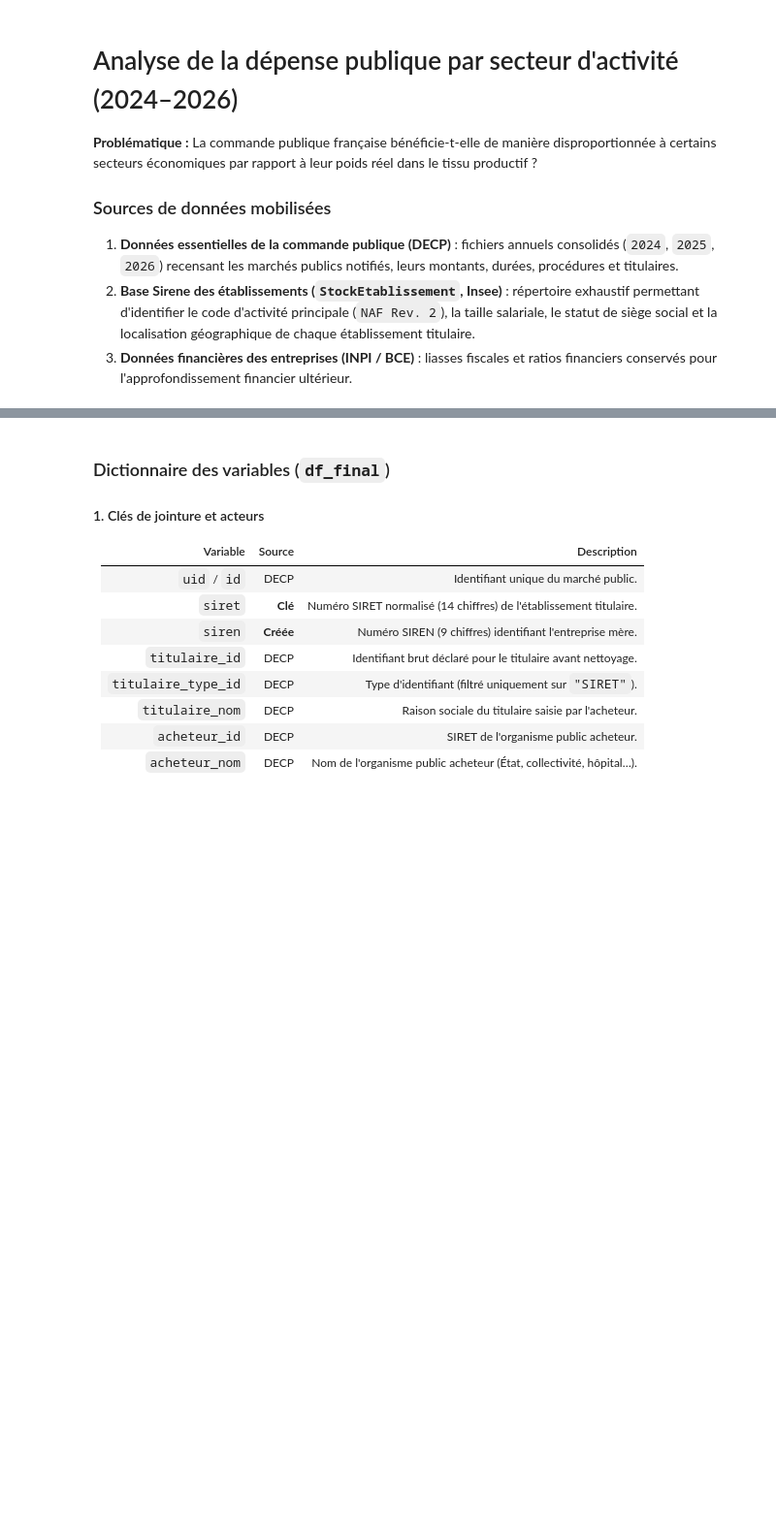
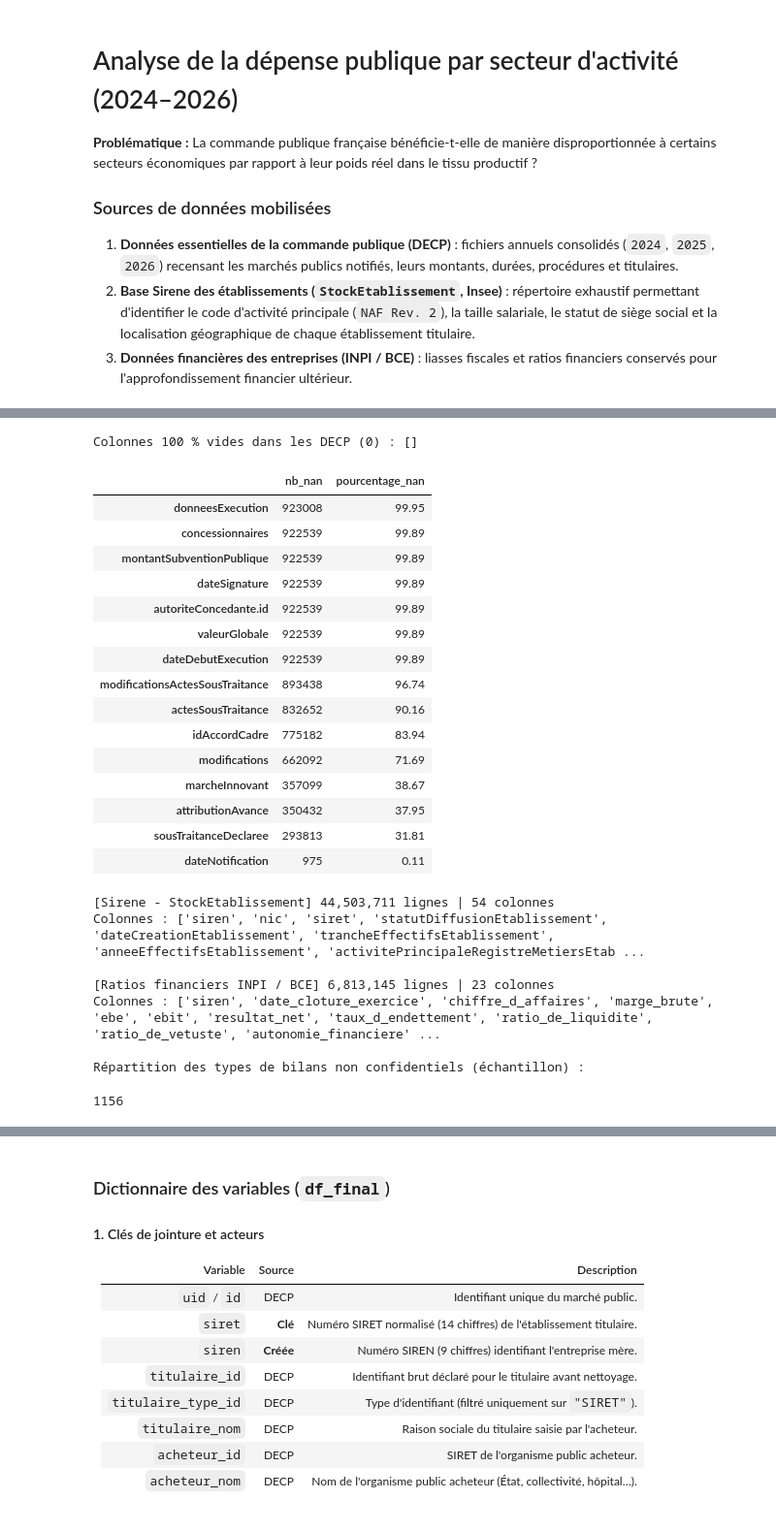
Before and after one commit to Glemesre/2A-Python-pour-la-data-science, a Jupyter notebook: main_clean.ipynb, the cells around one changed output, grey strips where cells are left out. Shown at 97% size. Cells and saved outputs as stored; diff of their text form; code cells hidden in the pictures; blank space fills up the shorter version.

```diff
--- a/main_clean.ipynb
+++ b/main_clean.ipynb
@@ -61,49 +70,59 @@ donnees_decp[premier_millesime].head(3)
 # %%
 # ==============================================================================
 # 2. DIAGNOSTIC DE COMPLÉTUDE (DECP) ET INSPECTION DES SOURCES EXTERNES
 # ==============================================================================
 
+import importlib
+import src.nettoyage
+
+importlib.reload(src.nettoyage)
+
+from src.nettoyage import analyser_valeurs_manquantes_decp, inspecter_parquet
+
 # --- 2.1. Bilan des valeurs manquantes sur l'ensemble des fichiers DECP ---
-total_lignes = sum(len(table) for table in donnees_decp.values())
-valeurs_valides = pd.concat(
-    [table.notna().sum() for table in donnees_decp.values()],
-    axis=1,
-).sum(axis=1)
-
-bilan_nan = pd.DataFrame({
-    "nb_nan": (total_lignes - valeurs_valides).astype(int),
-    "pourcentage_nan": ((total_lignes - valeurs_valides) / total_lignes * 100).round(2),
-}).sort_values(by="nb_nan", ascending=False)
-
-colonnes_vides = bilan_nan.index[bilan_nan["pourcentage_nan"] == 100].tolist()
-print(f"Colonnes 100 % vides dans les DECP ({len(colonnes_vides)}) : {colonnes_vides}")
+bilan_nan, colonnes_vides = analyser_valeurs_manquantes_decp(donnees_decp)
 display(bilan_nan.head(15))
 
 
 # --- 2.2. Fonction utilitaire d'inspection légère des fichiers Parquet distants ---
-def inspecter_parquet(url: str, nom_source: str, n_lignes: int = 5) -> pd.DataFrame:
-    """Lit uniquement les métadonnées et un premier lot de lignes d'un fichier Parquet
-    distant sans charger l'intégralité de la table en mémoire vive (RAM)."""
-    with fsspec.open(url, "rb") as f:
-        pf = pq.ParquetFile(f)
-        print(f"\n[{nom_source}] {pf.metadata.num_rows:,} lignes | {len(pf.schema_arrow.names)} colonnes")
-        print("Colonnes :", pf.schema_arrow.names)
-        return next(pf.iter_batches(batch_size=n_lignes)).to_pandas()
+
 
 
 # Vérification des schémas (Sirene + tables financières INPI réservées pour la suite)
 apercu_sirene = inspecter_parquet(URL_SIRENE_ETAB, "Sirene - StockEtablissement")
 apercu_ratios = inspecter_parquet(URL_RATIOS_INPI, "Ratios financiers INPI / BCE")
-apercu_liasses = inspecter_parquet(URL_LIASSES_INPI, "Liasses fiscales INPI", n_lignes=500)
 
-# Décodage d'un échantillon de liasses fiscales (bilans complets 'C' vs simplifiés 'S')
-apercu_liasses["liasse"] = apercu_liasses["liasse"].apply(dict)
-liasses_publiques = apercu_liasses[apercu_liasses["liasse"].str.len() > 0]
 print("\nRépartition des types de bilans non confidentiels (échantillon) :")
-print(liasses_publiques["type_bilan"].value_counts())
 
-del apercu_sirene, apercu_ratios, apercu_liasses, liasses_publiques
+
+del apercu_sirene, apercu_ratios
 gc.collect()
+# %% [output]
+Colonnes 100 % vides dans les DECP (0) : []
+|  | nb_nan | pourcentage_nan |
+| donneesExecution | 923008 | 99.95 |
+| concessionnaires | 922539 | 99.89 |
+| montantSubventionPublique | 922539 | 99.89 |
+| dateSignature | 922539 | 99.89 |
+| autoriteConcedante.id | 922539 | 99.89 |
+| valeurGlobale | 922539 | 99.89 |
+| dateDebutExecution | 922539 | 99.89 |
+| modificationsActesSousTraitance | 893438 | 96.74 |
+| actesSousTraitance | 832652 | 90.16 |
+| idAccordCadre | 775182 | 83.94 |
+| modifications | 662092 | 71.69 |
+| marcheInnovant | 357099 | 38.67 |
+| attributionAvance | 350432 | 37.95 |
+| sousTraitanceDeclaree | 293813 | 31.81 |
+| dateNotification | 975 | 0.11 |
+[Sirene - StockEtablissement] 44,503,711 lignes | 54 colonnes
+Colonnes : ['siren', 'nic', 'siret', 'statutDiffusionEtablissement', 'dateCreationEtablissement', 'trancheEffectifsEtablissement', 'anneeEffectifsEtablissement', 'activitePrincipaleRegistreMetiersEtab ...
+
+[Ratios financiers INPI / BCE] 6,813,145 lignes | 23 colonnes
+Colonnes : ['siren', 'date_cloture_exercice', 'chiffre_d_affaires', 'marge_brute', 'ebe', 'ebit', 'resultat_net', 'taux_d_endettement', 'ratio_de_liquidite', 'ratio_de_vetuste', 'autonomie_financiere' ...
+
+Répartition des types de bilans non confidentiels (échantillon) :
+1156
 # %%
 # ==============================================================================
 # 3. CONSOLIDATION ET NETTOYAGE DES DONNÉES DE LA COMMANDE PUBLIQUE (DECP)
```
Also changed, not shown: parts of 3 cells of this notebook, 3 other files.
